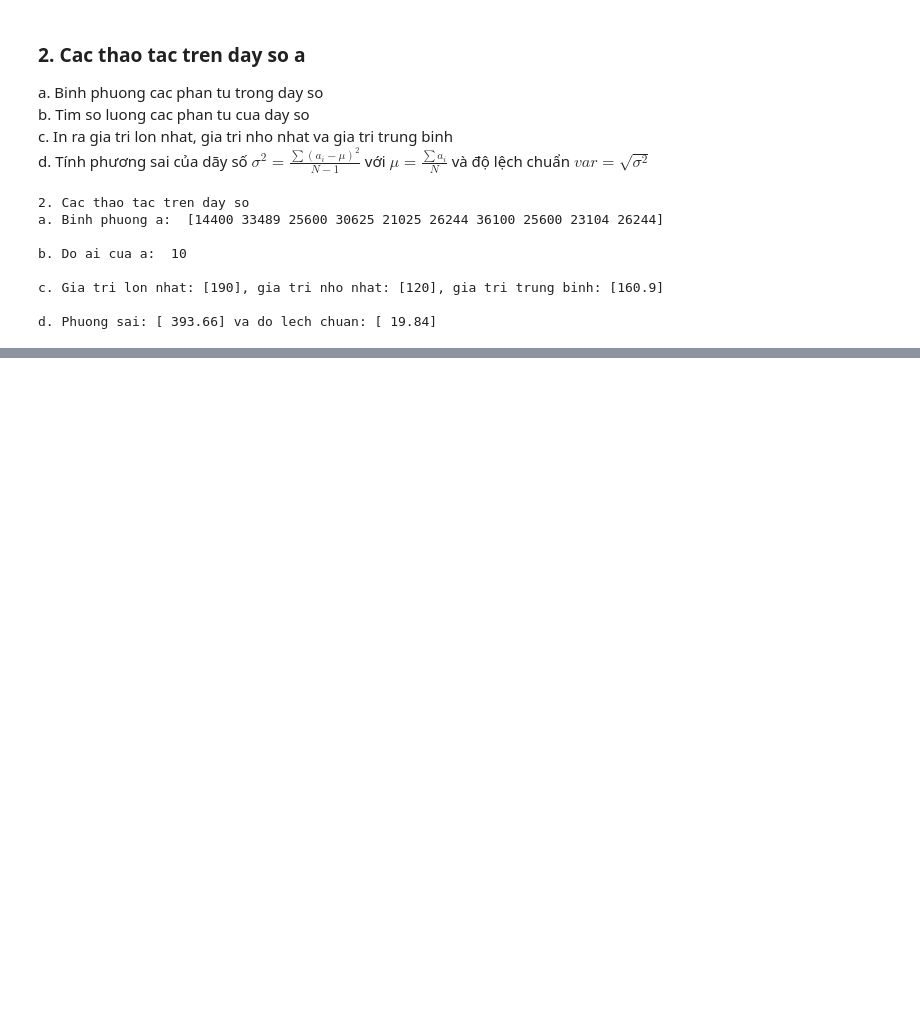
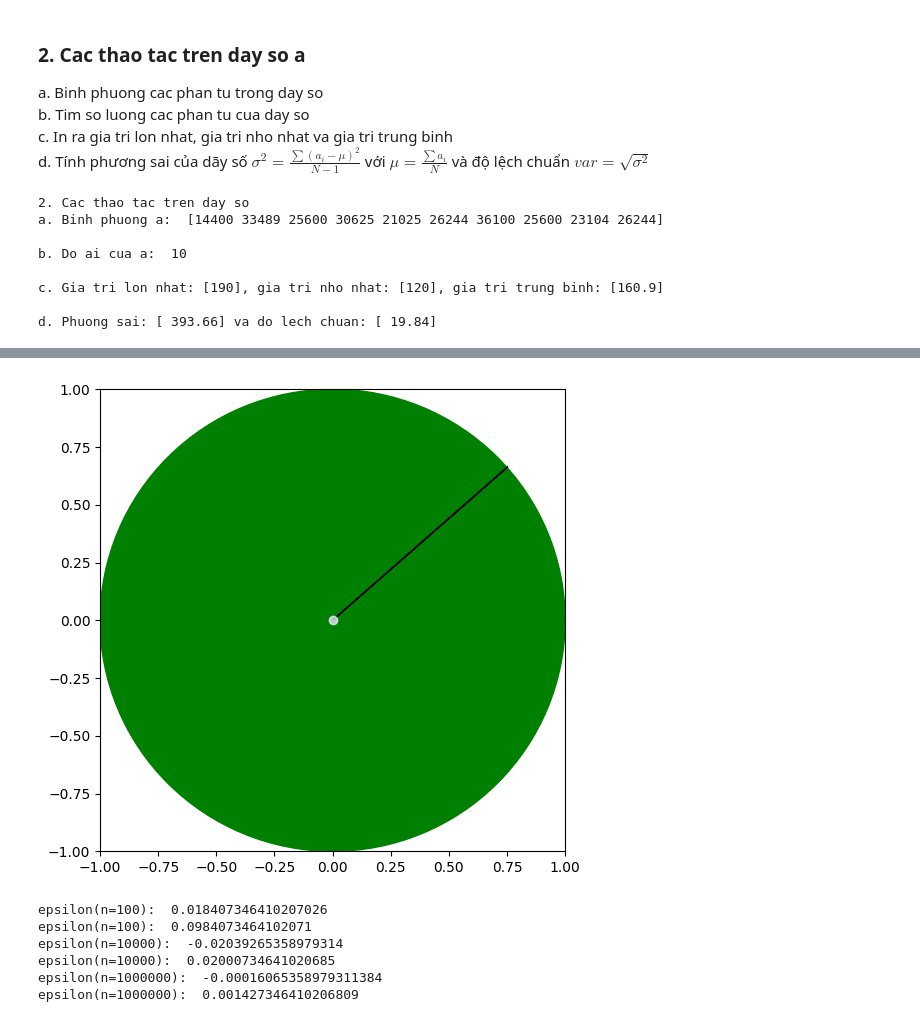
Before and after one commit to TuanKiet31082006/sgu2526k1_csttnt, a Jupyter notebook: Tuan02/my_lession03.ipynb, the cells around one changed output, grey strips where cells are left out. Cells and saved outputs as stored; diff of their text form; code cells hidden in the pictures; blank space fills up the shorter version.

```diff
--- a/Tuan02/my_lession03.ipynb
+++ b/Tuan02/my_lession03.ipynb
@@ -47,0 +380,19 @@ d. Phuong sai: [ 393.66] va do lech chuan: [ 19.84]
+# %%
+import numpy as np
+
+# Tạo ma trận A vuông và vector y
+A = np.random.randint(1, 10, (3, 3))
+y = np.random.randint(1, 10, 3)
+
+# Giải hệ Ax = y
+x = np.linalg.solve(A, y)
+
+# Kiểm tra nghiệm
+yy = A @ x
+diff = np.linalg.norm(yy - y)
+
+
+print(f"+ Ma tran A: \n{A}")
+print(f"+ Vector y: {y}")
+print(f"+ Nghiem x: {x}")
+print(f"+ Kiem tra: yy = Ax = {yy} ==> ||yy -y ||_2 = {diff: .2f}")
@@ -47,0 +431,21 @@ d. Phuong sai: [ 393.66] va do lech chuan: [ 19.84]
+# %%
+import matplotlib.pyplot as plt
+import math
+
+circle = plt.Circle((0, 0), 1, color='g')
+
+fig, ax = plt.subplots(figsize=(6, 6))
+
+plt.plot(0, 0, 'o', color=(0.9, 0.9, 1.0), alpha=0.8)
+ax.add_patch(circle)
+
+x = 0.75; y = math.sqrt(1 - (x ** 2))
+plt.arrow(0, 0, x, y)
+
+plt.xlim(-1, 1)
+plt.ylim(-1, 1)
+
+plt.savefig('pi.png')
+plt.show()
+# %% [output]
+[figure, added]
@@ -47,0 +463,16 @@ d. Phuong sai: [ 393.66] va do lech chuan: [ 19.84]
+# %%
+import math
+
+print("epsilon(n=100): ", calc_pi_monte_carlo(n = 100) - math.pi)
+print("epsilon(n=100): ", calc_pi_monte_carlo(n = 100) - math.pi)
+print("epsilon(n=10000): ", calc_pi_monte_carlo(n = 10000) - math.pi)
+print("epsilon(n=10000): ", calc_pi_monte_carlo(n = 10000) - math.pi)
+print("epsilon(n=1000000): ", calc_pi_monte_carlo(n = 1000000) - math.pi)
+print("epsilon(n=1000000): ", calc_pi_monte_carlo(n = 1000000) - math.pi)
+# %% [output]
+epsilon(n=100):  0.018407346410207026
+epsilon(n=100):  0.0984073464102071
+epsilon(n=10000):  -0.02039265358979314
+epsilon(n=10000):  0.02000734641020685
+epsilon(n=1000000):  -0.00016065358979311384
+epsilon(n=1000000):  0.001427346410206809
```
Also changed, not shown: parts of 21 cells of this notebook, 4 other files.
